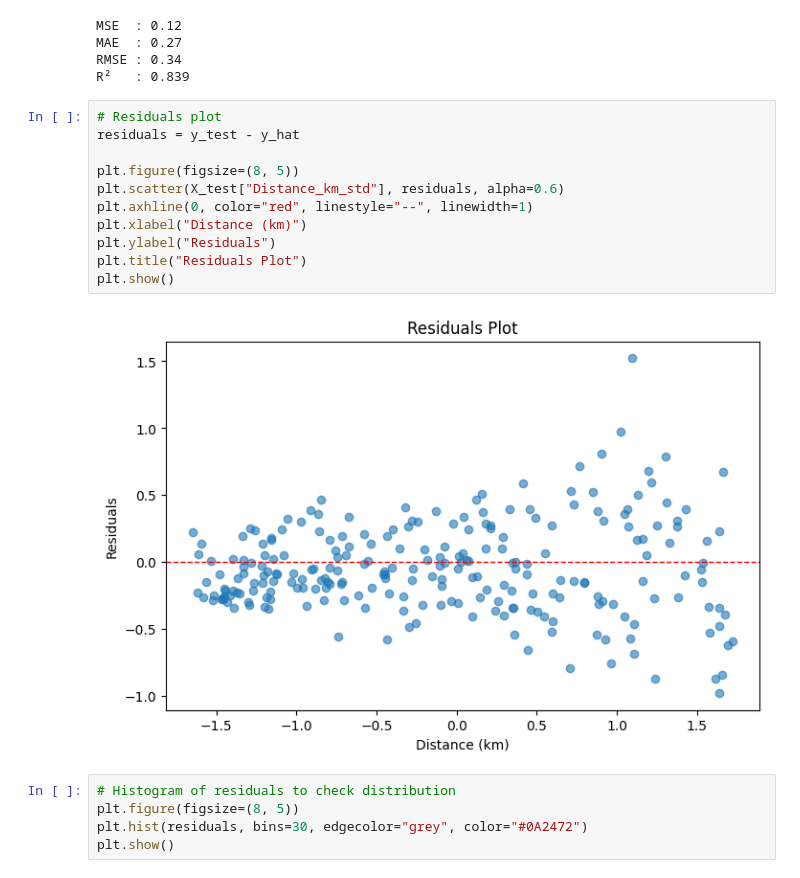
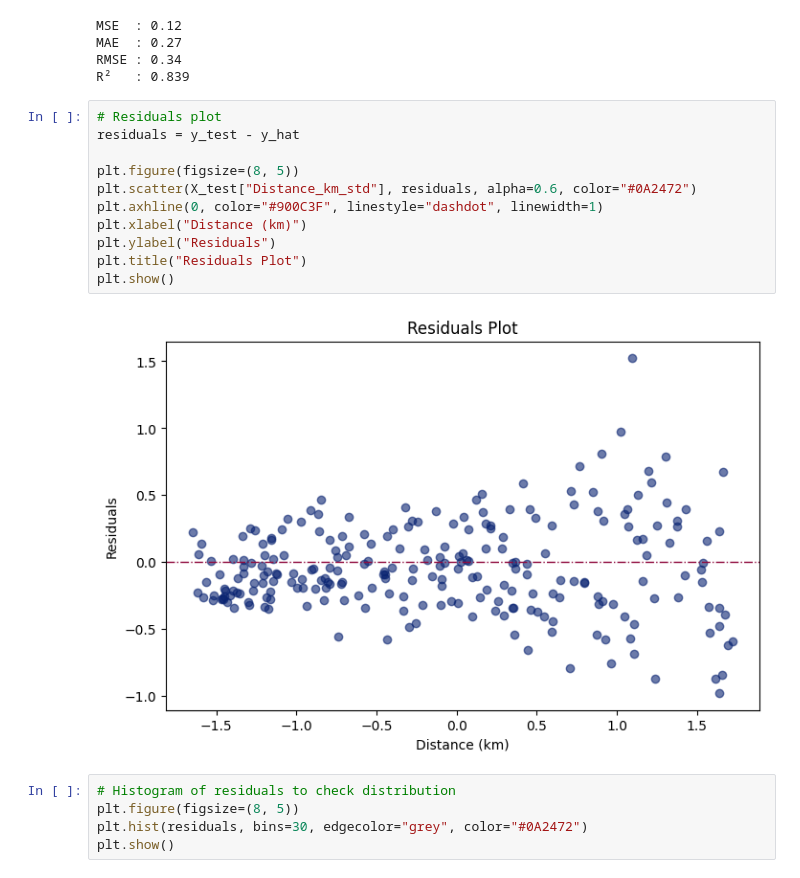
Before and after one commit to AnnieEBP/food-delivery-time-prediction-pg, a Jupyter notebook: model_pipeline/model_pipeline.ipynb, the cells around one changed output. Saved outputs shown, nothing was run; the diff lists cells and outputs as text.

```diff
--- a/model_pipeline/model_pipeline.ipynb
+++ b/model_pipeline/model_pipeline.ipynb
@@ -528,16 +528,16 @@ R²   : 0.839
 # %%
 # Residuals plot
 residuals = y_test - y_hat
 
 plt.figure(figsize=(8, 5))
-plt.scatter(X_test["Distance_km_std"], residuals, alpha=0.6)
-plt.axhline(0, color="red", linestyle="--", linewidth=1)
+plt.scatter(X_test["Distance_km_std"], residuals, alpha=0.6, color="#0A2472")
+plt.axhline(0, color="#900C3F", linestyle="dashdot", linewidth=1)
 plt.xlabel("Distance (km)")
 plt.ylabel("Residuals")
 plt.title("Residuals Plot")
 plt.show()
 # %% [output]
-[figure, old version]
+[figure, new version]
 # %%
 # Histogram of residuals to check distribution
 plt.figure(figsize=(8, 5))
```
Also changed, not shown: parts of 6 cells of this notebook.
